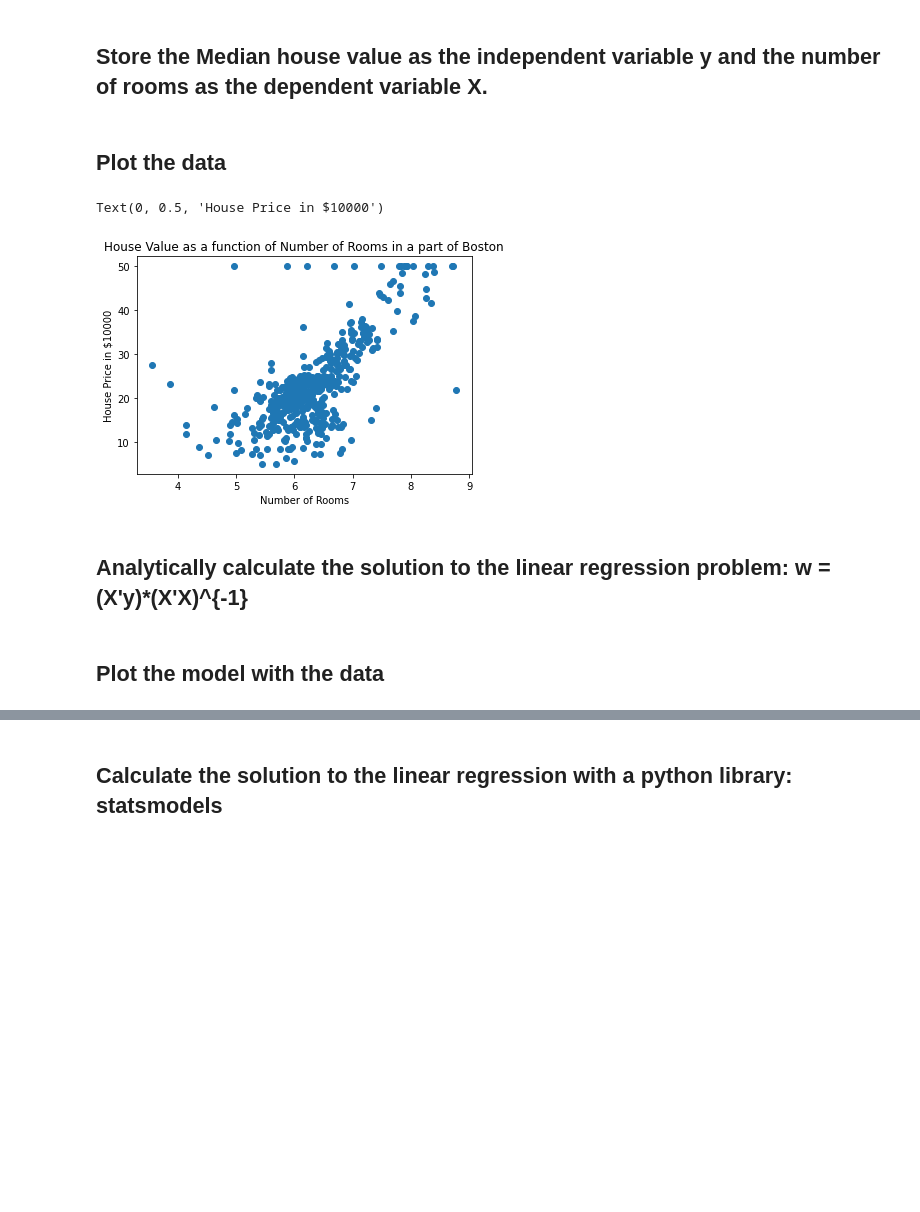
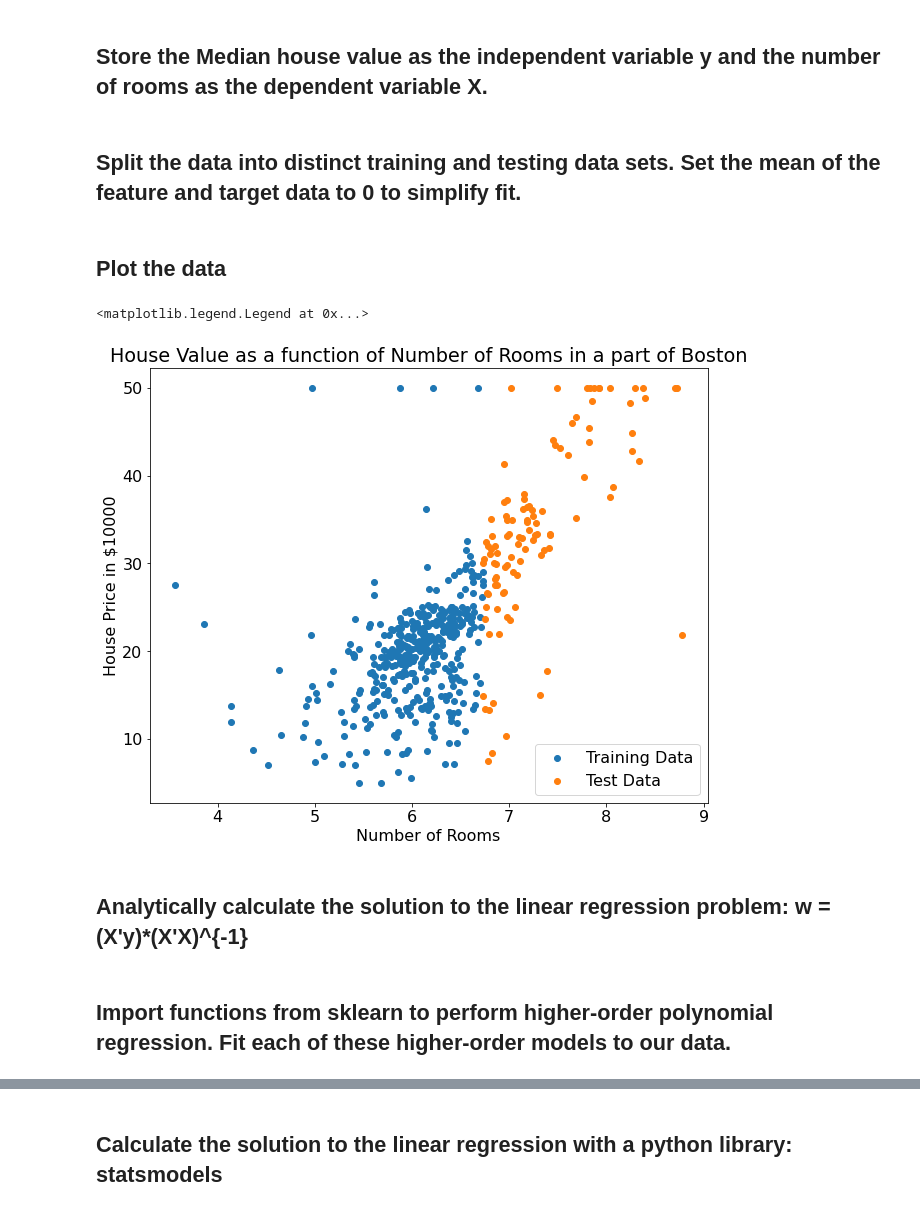
Before and after one commit to awikner/CHyPP, a Jupyter notebook: TREND_polynomial_regression.ipynb, the cells around one changed output, grey strips where cells are left out. Saved outputs shown, nothing was run; the diff lists cells and outputs as text; code cells hidden in the pictures; blank space fills up the shorter version.

```diff
--- a/TREND_polynomial_regression.ipynb
+++ b/TREND_polynomial_regression.ipynb
@@ -12,9 +12,10 @@ import numpy as np
 import pandas as pd
 # define the data/predictors as the pre-set feature names
 df = pd.DataFrame(data.data, columns=data.feature_names)
-
-# Put the target (housing value -- MEDV) in another DataFrame
-target = pd.DataFrame(data.target, columns=["MEDV"])
+# put the number of rooms and the median house value into another dataframe
+Xy = pd.DataFrame(data = {"RM": df["RM"], "MEDV": data.target})
+# Sort this data frame by the number of rooms
+Xy = Xy.sort_values(by=["RM"])
 # %% [markdown]
 ## Import Plotting Libraries
 # %%
@@ -22,19 +23,34 @@ import matplotlib.pyplot as plt
 # %% [markdown]
 ## Store the Median house value as the independent variable y and the number of rooms as the dependent variable X.
 # %%
-X = df["RM"].values.reshape(-1,1)
-y = target["MEDV"].values.reshape(-1,1)
+X = Xy["RM"].values.reshape(-1,1)
+y = Xy["MEDV"].values.reshape(-1,1)
+# %% [markdown]
+## Split the data into distinct training and testing data sets. Set the mean of the feature and target data to 0 to simplify fit.
+# %%
+train_samples = 400
+X_train = X[:train_samples]
+X_mean = np.mean(X_train)
+X_train = X_train - X_mean
+X_test = X[train_samples:] - X_mean
+y_train = y[:train_samples]
+y_mean = np.mean(y_train)
+y_train = y_train - y_mean
+y_test = y[train_samples:] - y_mean
 # %% [markdown]
 ## Plot the data
 # %%
-fig = plt.figure()
-plt.scatter(X, y)
+fig = plt.figure(figsize=(10, 8))
+plt.rc('font',size = 16)
+plt.scatter(X_train + X_mean, y_train + y_mean,label = 'Training Data')
+plt.scatter(X_test + X_mean,y_test + y_mean,label = 'Test Data')
 plt.title('House Value as a function of Number of Rooms in a part of Boston')
 plt.xlabel('Number of Rooms')
 plt.ylabel('House Price in $10000')
+plt.legend()
 # %% [output]
-Text(0, 0.5, 'House Price in $10000')
+<matplotlib.legend.Legend at 0x...>
-[figure, old version]
+[figure, new version]
 # %% [markdown]
 ## Analytically calculate the solution to the linear regression problem: w = (X'y)*(X'X)^{-1}
 # %%
@@ -42,2 +58,2 @@ w = np.dot( np.dot(X.T,y),(np.linalg.inv(np.dot(X.T, X))))
-# %% [markdown]
-## Plot the model with the data
+# %% [markdown]
+## Import functions from sklearn to perform higher-order polynomial regression. Fit each of these higher-order models to our data.
```
Also changed, not shown: parts of 12 cells of this notebook.
